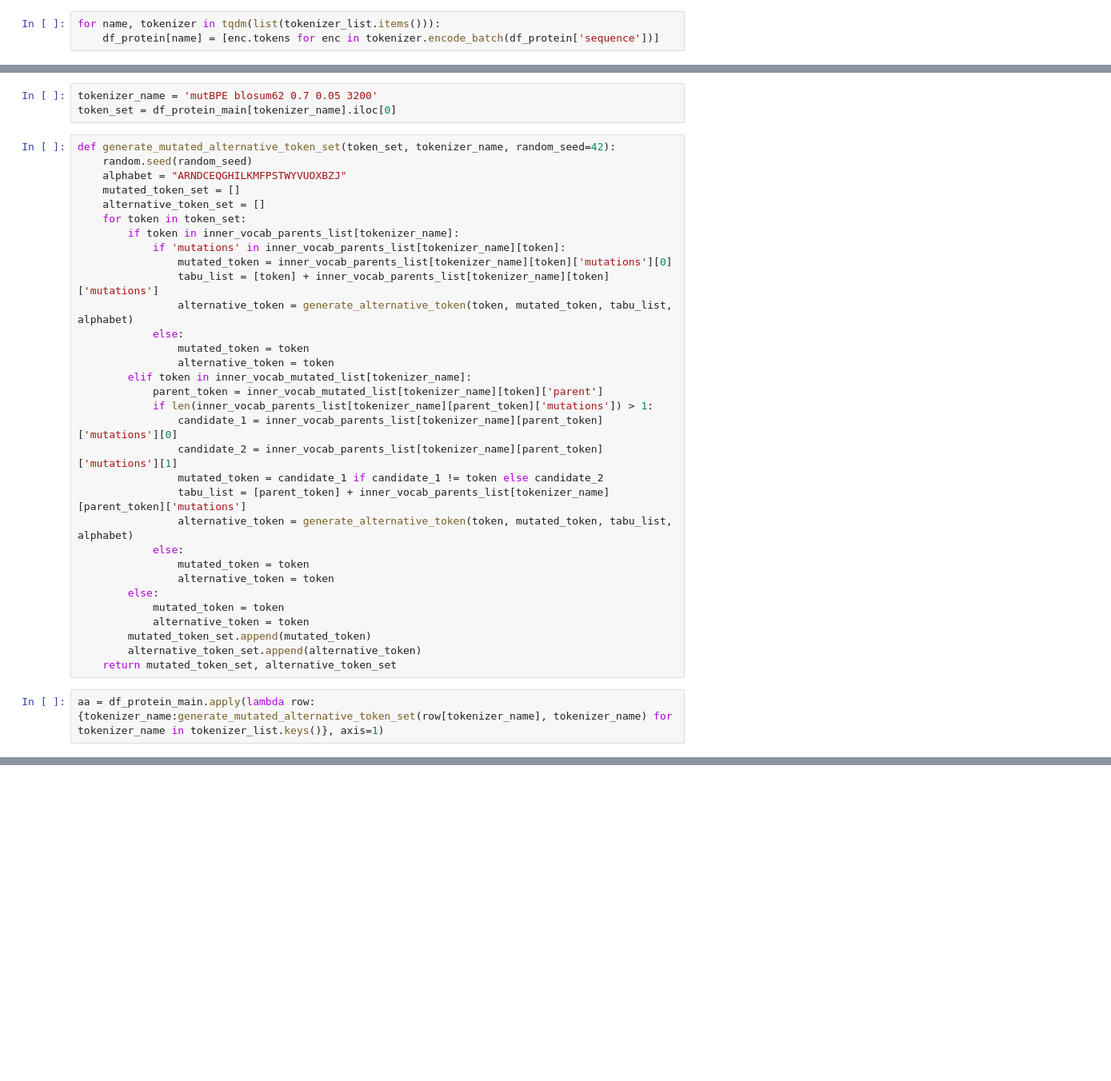
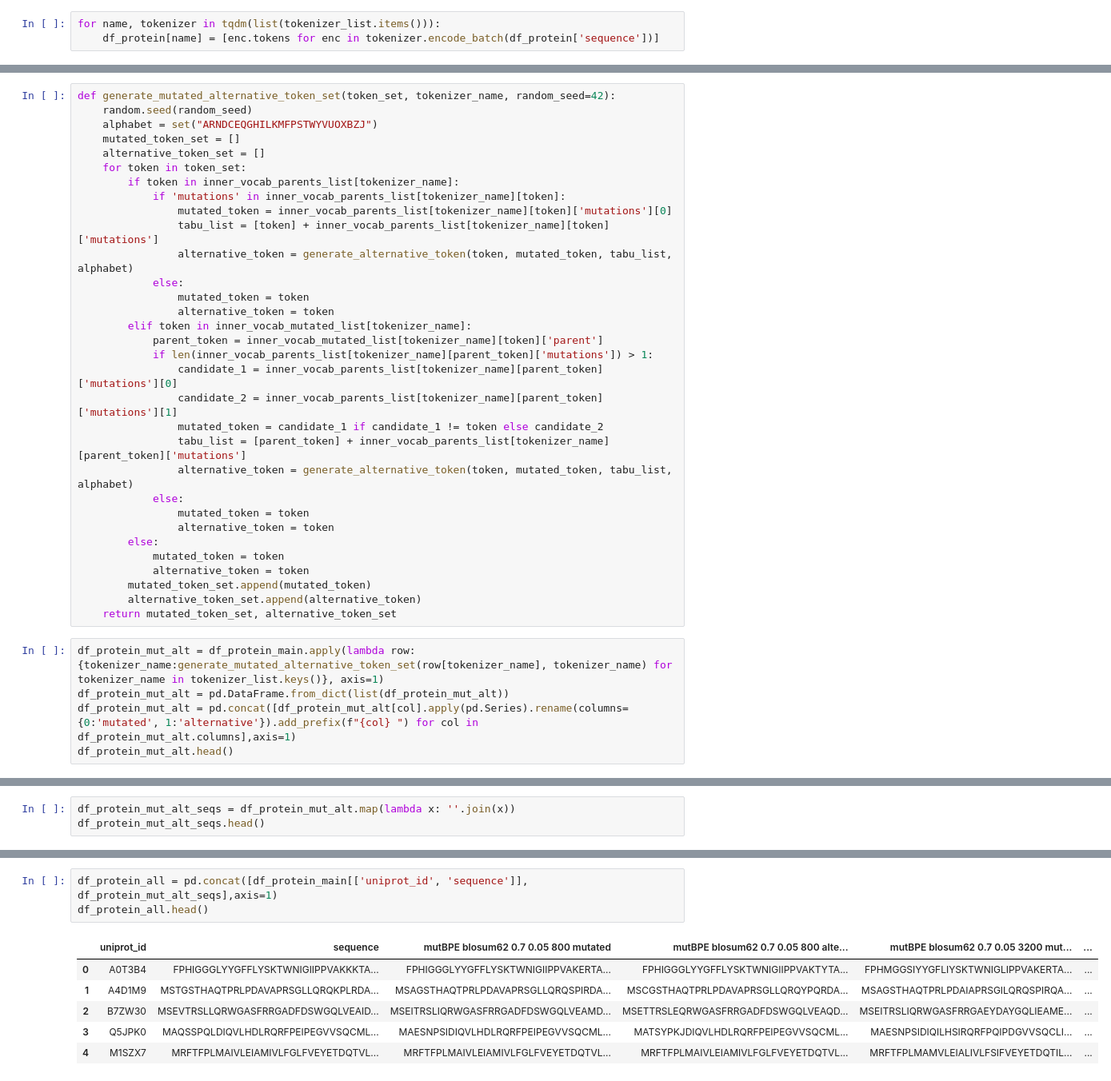
Before and after one commit to boun-tabi-lifelu/evolutionary-subword-tokenization, a Jupyter notebook: Prog/esm_study.ipynb, the cells around one changed output, grey strips where cells are left out. Shown at 80% size. Saved outputs shown, nothing was run; the diff lists cells and outputs as text; blank space fills up the shorter version.

```diff
--- a/Prog/esm_study.ipynb
+++ b/Prog/esm_study.ipynb
@@ -299,10 +315,7 @@ heguo
-# %%
-tokenizer_name = 'mutBPE blosum62 0.7 0.05 3200'
-token_set = df_protein_main[tokenizer_name].iloc[0]
 # %%
 def generate_mutated_alternative_token_set(token_set, tokenizer_name, random_seed=42):
     random.seed(random_seed)
-    alphabet = "ARNDCEQGHILKMFPSTWYVUOXBZJ"
+    alphabet = set("ARNDCEQGHILKMFPSTWYVUOXBZJ")
     mutated_token_set = []
     alternative_token_set = []
     for token in token_set:
@@ -332,4 +345,7 @@ def generate_mutated_alternative_token_set(token_set, tokenizer_name, random_see
         alternative_token_set.append(alternative_token)
     return mutated_token_set, alternative_token_set
 # %%
-aa = df_protein_main.apply(lambda row: {tokenizer_name:generate_mutated_alternative_token_set(row[tokenizer_name], tokenizer_name) for tokenizer_name in tokenizer_list.keys()}, axis=1)
+df_protein_mut_alt = df_protein_main.apply(lambda row: {tokenizer_name:generate_mutated_alternative_token_set(row[tokenizer_name], tokenizer_name) for tokenizer_name in tokenizer_list.keys()}, axis=1)
+df_protein_mut_alt = pd.DataFrame.from_dict(list(df_protein_mut_alt))
+df_protein_mut_alt = pd.concat([df_protein_mut_alt[col].apply(pd.Series).rename(columns={0:'mutated', 1:'alternative'}).add_prefix(f"{col} ") for col in df_protein_mut_alt.columns],axis=1)
+df_protein_mut_alt.head()
@@ -469,0 +359,3 @@ aa, bb
+# %%
+df_protein_mut_alt_seqs = df_protein_mut_alt.map(lambda x: ''.join(x))
+df_protein_mut_alt_seqs.head()
@@ -469,0 +369,10 @@ aa, bb
+# %%
+df_protein_all = pd.concat([df_protein_main[['uniprot_id', 'sequence']], df_protein_mut_alt_seqs],axis=1)
+df_protein_all.head()
+# %% [output]
+|  | uniprot_id | sequence | mutBPE blosum62 0.7 0.05 800 mutated | mutBPE blosum62 0.7 0.05 800 alte... | mutBPE blosum62 0.7 0.05 3200 mut... | ... |
+| 0 | A0T3B4 | FPHIGGGLYYGFFLYSKTWNIGIIPPVAKKKTA... | FPHIGGGLYYGFFLYSKTWNIGIIPPVAKERTA... | FPHIGGGLYYGFFLYSKTWNIGIIPPVAKTYTA... | FPHMGGSIYYGFLIYSKTWNIGLIPPVAKERTA... | ... |
+| 1 | A4D1M9 | MSTGSTHAQTPRLPDAVAPRSGLLQRQKPLRDA... | MSAGSTHAQTPRLPDAVAPRSGLLQRQSPIRDA... | MSCGSTHAQTPRLPDAVAPRSGLLQRQYPQRDA... | MSAGSTHAQTPRLPDAIAPRSGILQRQSPIRQA... | ... |
+| 2 | B7ZW30 | MSEVTRSLLQRWGASFRRGADFDSWGQLVEAID... | MSEITRSLIQRWGASFRRGADFDSWGQLVEAMD... | MSETTRSLEQRWGASFRRGADFDSWGQLVEAQD... | MSEITRSLIQRWGASFRRGAEYDAYGQLIEAME... | ... |
+| 3 | Q5JPK0 | MAQSSPQLDIQVLHDLRQRFPEIPEGVVSQCML... | MAESNPSIDIQVLHDLRQRFPEIPEGVVSQCML... | MATSYPKJDIQVLHDLRQRFPEIPEGVVSQCML... | MAESNPSIDIQILHSIRQRFPQIPDGVVSQCLI... | ... |
+| 4 | M1SZX7 | MRFTFPLMAIVLEIAMIVLFGLFVEYETDQTVL... | MRFTFPLMAIVLEIAMIVLFGLFVEYETDQTVL... | MRFTFPLMAIVLEIAMIVLFGLFVEYETDQTVL... | MRFTFPLMAMVLEIALIVLFSIFVEYETDQTIL... | ... |
```
Also changed, not shown: parts of 35 cells of this notebook.
